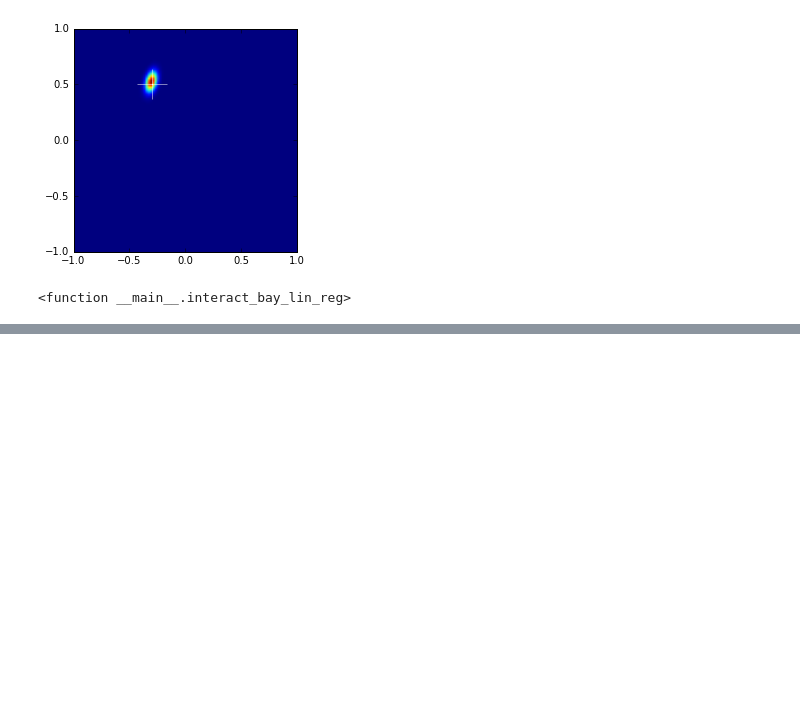
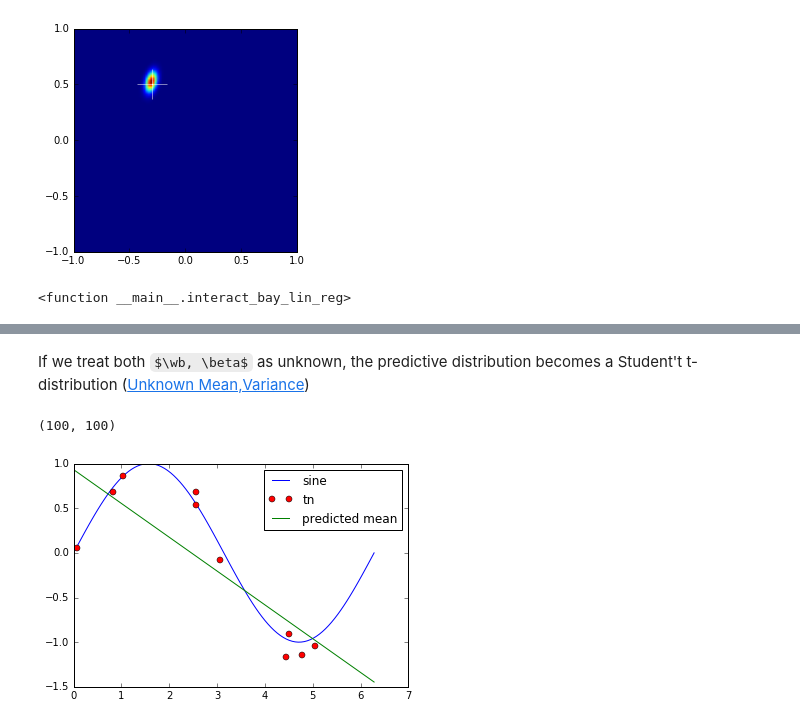
Before and after one commit to john-von-seneca/ml-and-what-not, a Jupyter notebook: void-main/linear-models/Linear Models for Regression.ipynb, the cells around one changed output, grey strips where cells are left out. Cells and saved outputs as stored; diff of their text form; code cells hidden in the pictures; some formulas as TeX source; blank space fills up the shorter version.

```diff
--- a/void-main/linear-models/Linear Models for Regression.ipynb
+++ b/void-main/linear-models/Linear Models for Regression.ipynb
@@ -852,0 +953,45 @@ interact(interact_bay_lin_reg,
+# %% [markdown]
+If we treat both $\wb, \beta$ as unknown, the predictive distribution becomes a Student't t-distribution (<a href='/notebooks/void-main/Gaussian%20Stuff.ipynb#Unknown-mean,-unknown-variance'>Unknown Mean,Variance</a>)
+# %%
+# sample theta from [0,2*pi]
+in_samples, in_pts_pred=10,10**2
+thetas_sample = np.random.rand(in_samples)*2*math.pi
+thetas = np.linspace(0,2*math.pi,in_pts_pred)
+plt.plot(thetas, [math.sin(theta) for theta in thetas],label='sine')
+
+# adding noise
+beta_sd = 0.2
+beta = 1./(beta_sd**2)
+xn_noise = np.random.normal(0,beta_sd,in_samples)
+tn = [[math.sin(theta) for theta in thetas_sample]+xn_noise]
+tn = np.matrix(tn).reshape(in_samples,1)
+plt.plot(thetas_sample, tn, 'or',label='tn')
+
+alpha=2.0
+phi_posterior = np.matrix(
+    np.vstack(
+        [np.ones_like(thetas_sample),
+         thetas_sample
+        ]
+    )
+).transpose()
+# Sn = beta*phi^T*phi + alpha*I
+sn_inv = beta * phi_posterior.transpose() * phi_posterior + alpha*np.eye(2)
+sn = np.linalg.inv(sn_inv)
+# m_n = beta*Sn*Phi^T*Tn
+mean_n = beta * sn * phi_posterior.transpose() * tn
+
+phi_pred = np.matrix(
+    np.vstack(
+        [np.ones_like(thetas), thetas]))
+mean_pred = mean_n.transpose() * phi_pred
+plt.plot(np.matrix(thetas).transpose(), mean_pred.transpose(),label='predicted mean')
+
+covar_pred = 1./beta + phi_pred.transpose()*sn*phi_pred
+print(covar_pred.shape)
+
+plt.legend()
+plt.show()
+# %% [output]
+(100, 100)
+[figure, added]
```
Also changed, not shown: parts of 7 cells of this notebook.
